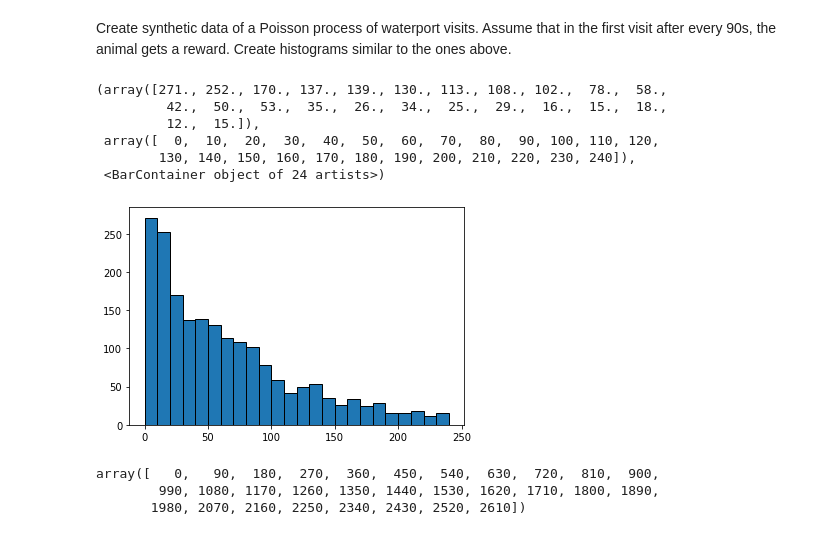
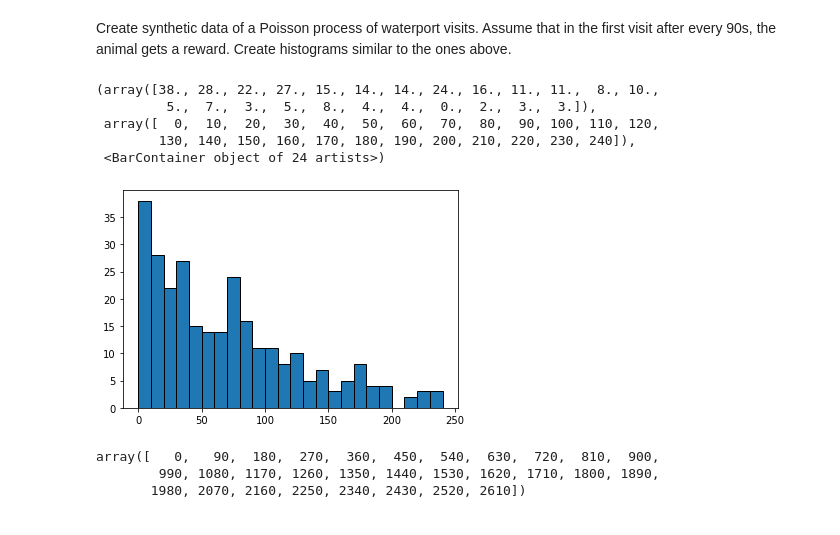
Before and after one commit to umeshksingla/MouseMazeHierRL, a Jupyter notebook: inter_rwd-or-waterport_intervals.ipynb, the cells around one changed output. Drawn from its saved outputs; the diff is of its cells as text; code cells hidden in the pictures.

```diff
--- a/inter_rwd-or-waterport_intervals.ipynb
+++ b/inter_rwd-or-waterport_intervals.ipynb
@@ -508,16 +443,18 @@ Text(0.5, 0, 'Time(s)')
 # %% [markdown]
 Create synthetic data of a Poisson process of waterport visits. Assume that in the first visit after every 90s, the animal gets a reward. Create histograms similar to the ones above.
 # %%
-syn_wp_visit_intervals = np.random.exponential(75, 2000)
+mean_ivi = 75  # mean inter-visit interval
+total_time = 22000  # total time in the maze ranges between 20000 and 25000 seconds
+n_samples = int(total_time/mean_ivi)
+synthetic_wp_visit_intervals = np.random.exponential(mean_ivi, n_samples)
 plt.hist(syn_wp_visit_intervals, bins=arange(0,250, 10), ec='black')
 # %% [output]
-(array([271., 252., 170., 137., 139., 130., 113., 108., 102.,  78.,  58.,
-         42.,  50.,  53.,  35.,  26.,  34.,  25.,  29.,  16.,  15.,  18.,
-         12.,  15.]),
+(array([38., 28., 22., 27., 15., 14., 14., 24., 16., 11., 11.,  8., 10.,
+         5.,  7.,  3.,  5.,  8.,  4.,  4.,  0.,  2.,  3.,  3.]),
  array([  0,  10,  20,  30,  40,  50,  60,  70,  80,  90, 100, 110, 120,
         130, 140, 150, 160, 170, 180, 190, 200, 210, 220, 230, 240]),
  <BarContainer object of 24 artists>)
-[figure, old version]
+[figure, new version]
 # %%
 np.arange(30)*90
 # %% [output]
```
Also changed, not shown: parts of 11 cells of this notebook, 6 other files.
